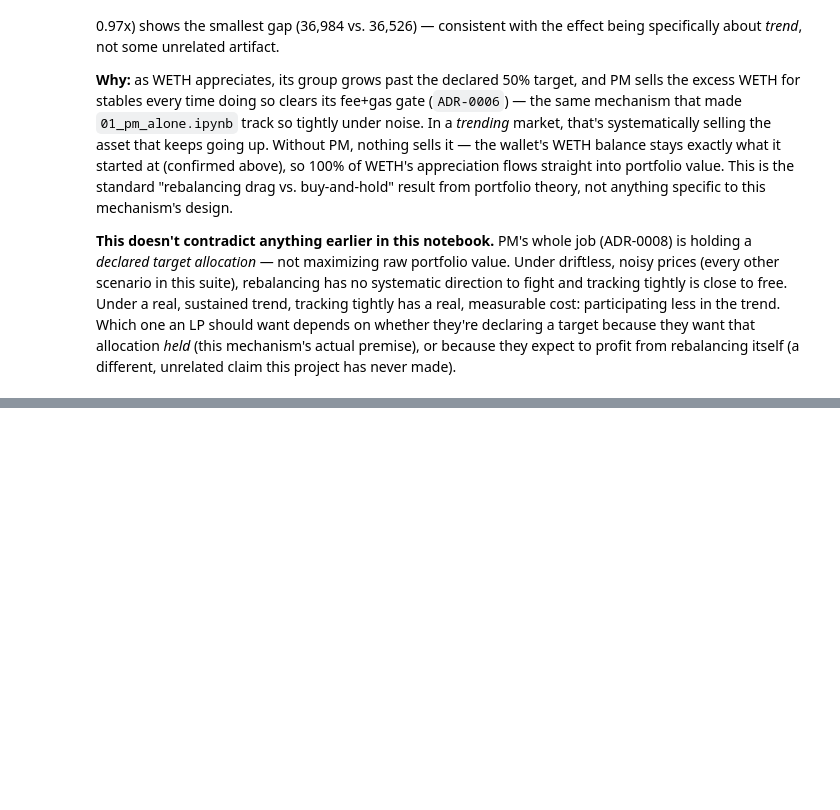
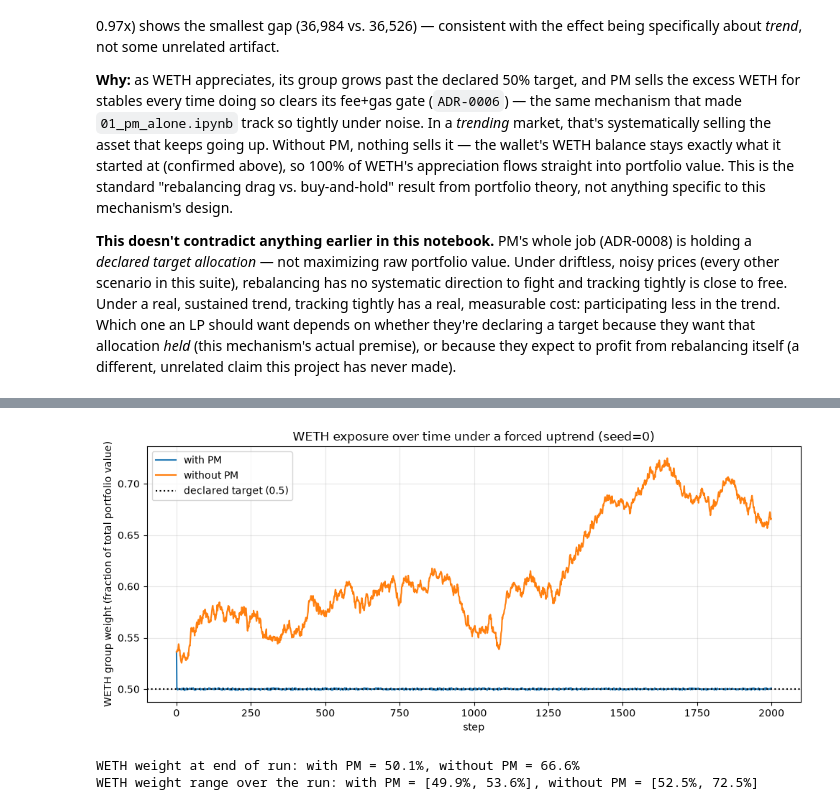
Before and after one commit to bleu/aqua-portfolio-manager, a Jupyter notebook: simulation/notebooks/02_basket_with_without_pm.ipynb, the cells around one changed output, grey strips where cells are left out. Drawn from its saved outputs; the diff is of its cells as text; code cells hidden in the pictures; blank space fills up the shorter version.

```diff
--- a/simulation/notebooks/02_basket_with_without_pm.ipynb
+++ b/simulation/notebooks/02_basket_with_without_pm.ipynb
@@ -256,0 +433,23 @@ never made).
+# %%
+weight_a_with = np.array(world_with_trend.metrics.value_a_path) / total_with_trend
+weight_a_without = np.array(world_without_trend.metrics.value_a_path) / total_without_trend
+
+fig, ax = plt.subplots(figsize=(10, 4.5))
+ax.plot(weight_a_with, label="with PM")
+ax.plot(weight_a_without, label="without PM")
+ax.axhline(target_weight_a := 0.5, color="black", linestyle=":", label="declared target (0.5)")
+ax.set_xlabel("step")
+ax.set_ylabel("WETH group weight (fraction of total portfolio value)")
+ax.set_title("WETH exposure over time under a forced uptrend (seed=0)")
+ax.legend()
+ax.grid(alpha=0.3)
+plt.tight_layout()
+plt.show()
+
+print(f"WETH weight at end of run: with PM = {weight_a_with[-1]:.1%}, without PM = {weight_a_without[-1]:.1%}")
+print(f"WETH weight range over the run: with PM = [{weight_a_with.min():.1%}, {weight_a_with.max():.1%}], "
+      f"without PM = [{weight_a_without.min():.1%}, {weight_a_without.max():.1%}]")
+# %% [output]
+[figure, added]
+WETH weight at end of run: with PM = 50.1%, without PM = 66.6%
+WETH weight range over the run: with PM = [49.9%, 53.6%], without PM = [52.5%, 72.5%]
```
Also changed, not shown: parts of 12 cells of this notebook, 5 other files.
